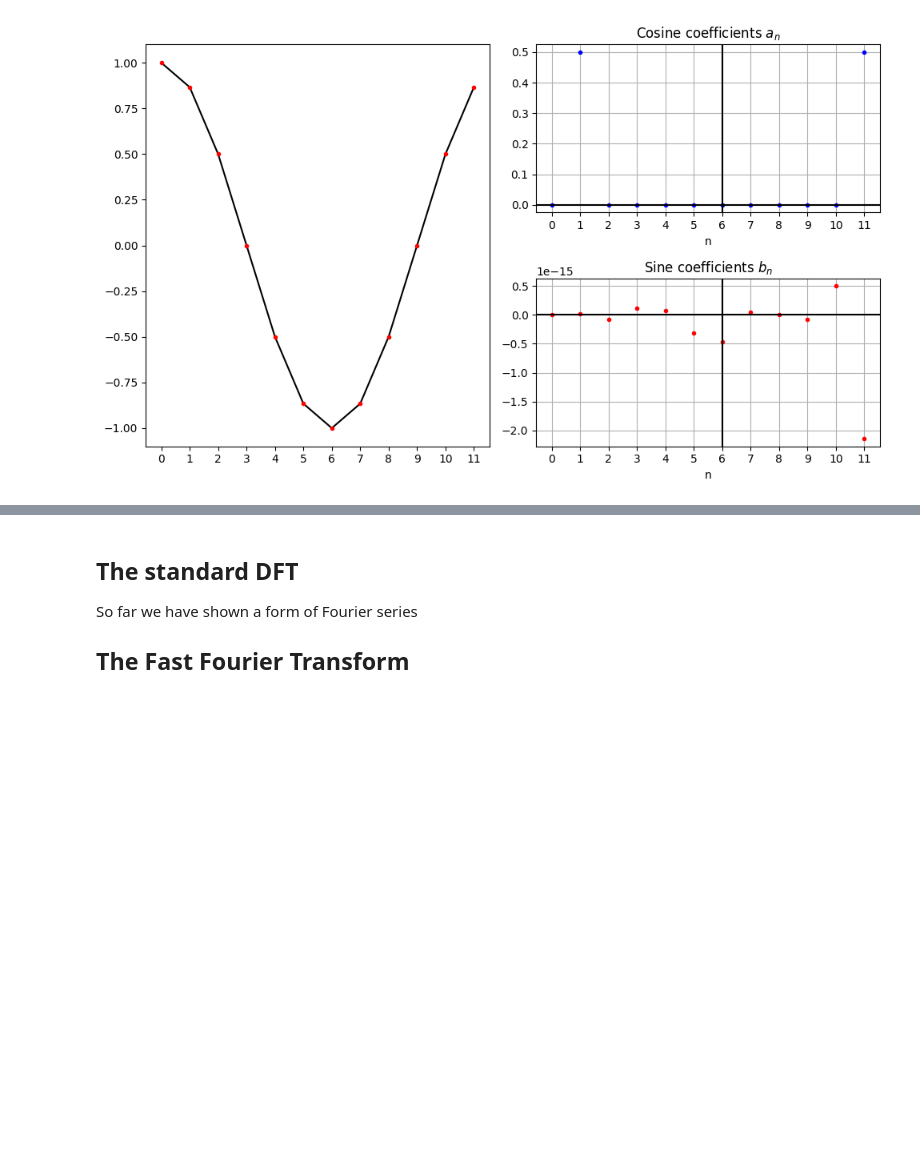
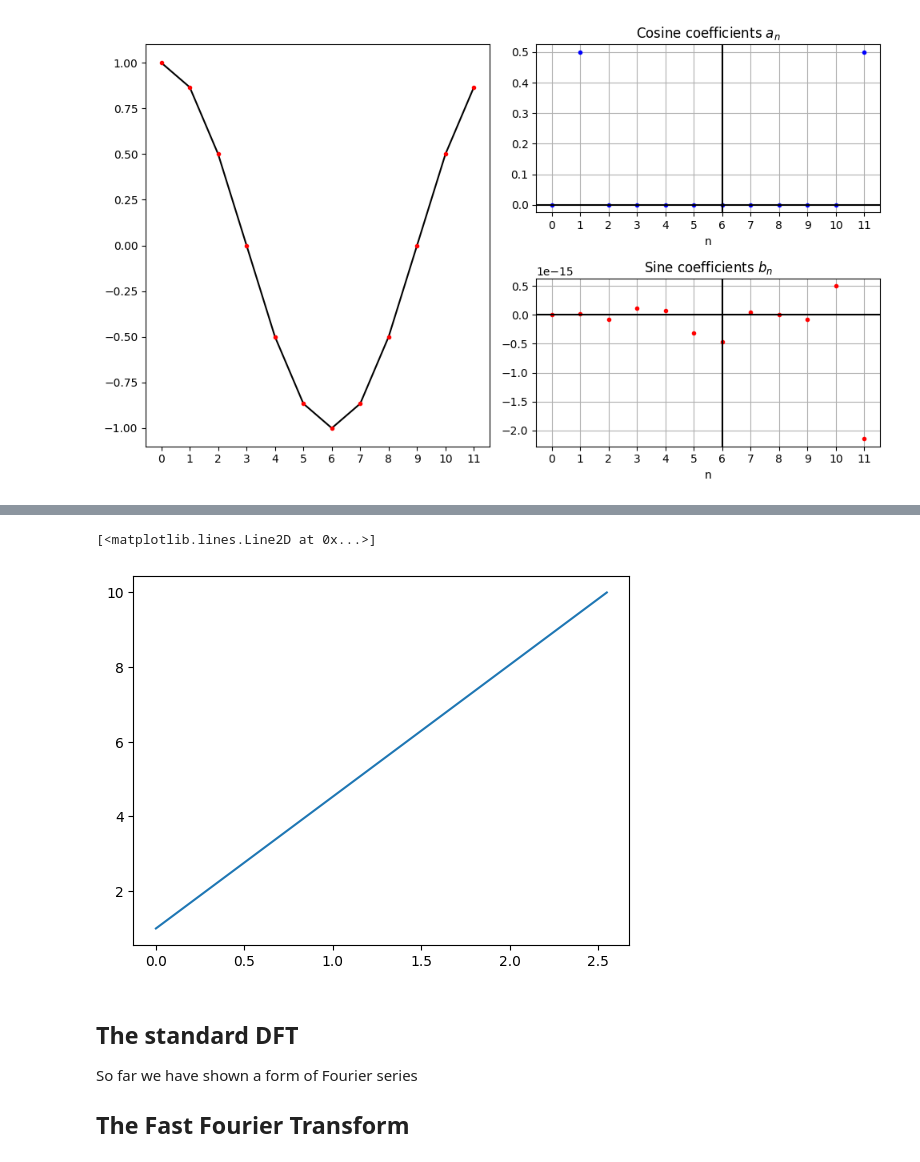
Before and after one commit to fmjamesfm/jupyter-test, a Jupyter notebook: Discrete signals and FFT.ipynb, the cells around one changed output, grey strips where cells are left out. Cells and saved outputs as stored; diff of their text form; code cells hidden in the pictures; blank space fills up the shorter version.

```diff
--- a/Discrete signals and FFT.ipynb
+++ b/Discrete signals and FFT.ipynb
@@ -243,3 +297,23 @@ plt.show()
+# %%
+### import numpy as np
+import matplotlib.pyplot as plt
+
+N = 256
+k = np.arange(N)
+fs = 100 # sample rate in Hz
+deltat = 1/fs # sample interval
+t = np.arange(0, deltat*N, deltat) # assuming length of 1 second
+
+w0 = 2*np.pi # sweep start
+w1 = 2*np.pi * 10  # sweep end
+
+w = w0 + (w1-w0) * k / (N-1)
+s = np.cos(w0 * t)
+
+plt.plot(t, w/2/np.pi)
+# %% [output]
+[<matplotlib.lines.Line2D at 0x...>]
+[figure, added]
 # %% [markdown]
 ## The standard DFT
 
```
Also changed, not shown: parts of 6 cells of this notebook, 10 other files.
